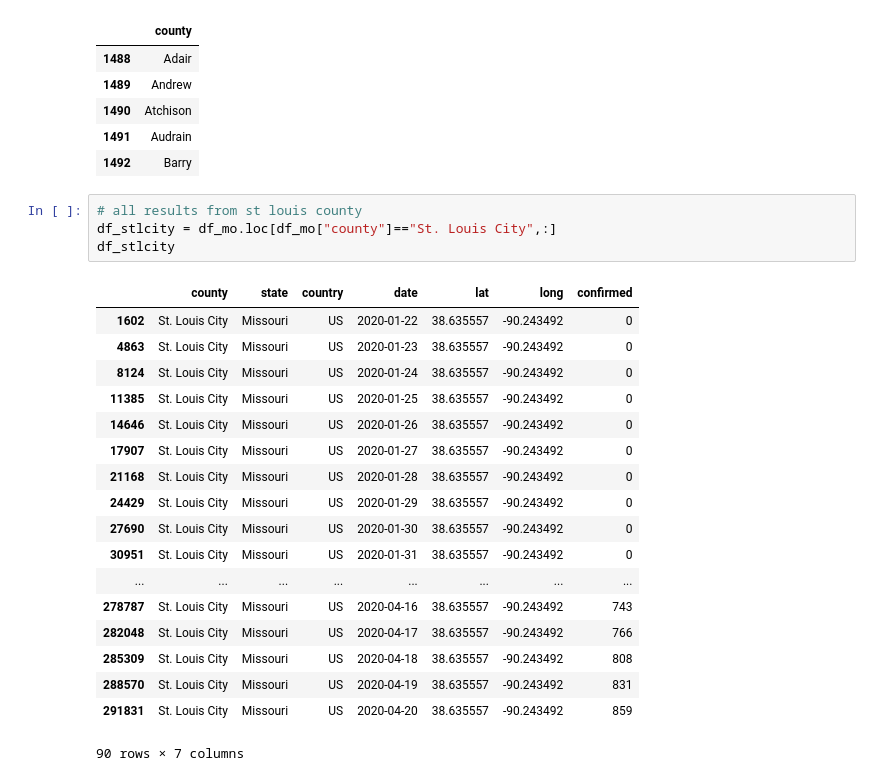
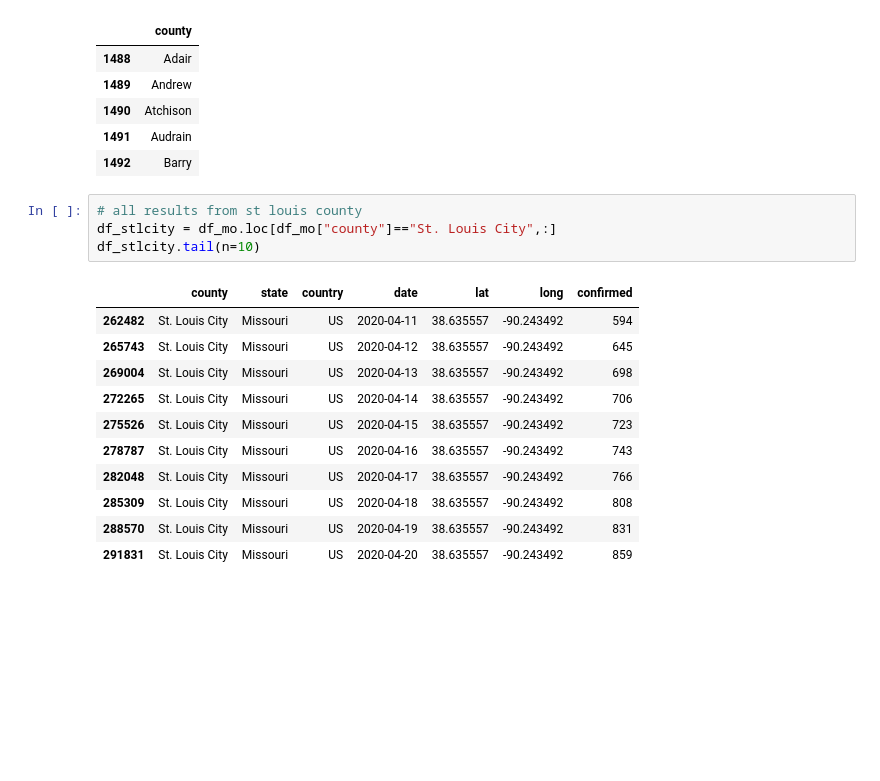
Before and after one commit to JGH85/covid19, a Jupyter notebook: CovidUSCountiesAnalysis.ipynb, the cells around one changed output. Drawn from its saved outputs; the diff is of its cells as text; blank space fills up the shorter version.

```diff
--- a/CovidUSCountiesAnalysis.ipynb
+++ b/CovidUSCountiesAnalysis.ipynb
@@ -247,26 +247,19 @@ counties.head()
 # %%
 # all results from st louis county
 df_stlcity = df_mo.loc[df_mo["county"]=="St. Louis City",:]
-df_stlcity
+df_stlcity.tail(n=10)
 # %% [output]
 |  | county | state | country | date | lat | long | confirmed |
-| 1602 | St. Louis City | Missouri | US | 2020-01-22 | 38.635557 | -90.243492 | 0 |
-| 4863 | St. Louis City | Missouri | US | 2020-01-23 | 38.635557 | -90.243492 | 0 |
-| 8124 | St. Louis City | Missouri | US | 2020-01-24 | 38.635557 | -90.243492 | 0 |
-| 11385 | St. Louis City | Missouri | US | 2020-01-25 | 38.635557 | -90.243492 | 0 |
-| 14646 | St. Louis City | Missouri | US | 2020-01-26 | 38.635557 | -90.243492 | 0 |
-| 17907 | St. Louis City | Missouri | US | 2020-01-27 | 38.635557 | -90.243492 | 0 |
-| 21168 | St. Louis City | Missouri | US | 2020-01-28 | 38.635557 | -90.243492 | 0 |
-| 24429 | St. Louis City | Missouri | US | 2020-01-29 | 38.635557 | -90.243492 | 0 |
-| 27690 | St. Louis City | Missouri | US | 2020-01-30 | 38.635557 | -90.243492 | 0 |
-| 30951 | St. Louis City | Missouri | US | 2020-01-31 | 38.635557 | -90.243492 | 0 |
-| ... | ... | ... | ... | ... | ... | ... | ... |
+| 262482 | St. Louis City | Missouri | US | 2020-04-11 | 38.635557 | -90.243492 | 594 |
+| 265743 | St. Louis City | Missouri | US | 2020-04-12 | 38.635557 | -90.243492 | 645 |
+| 269004 | St. Louis City | Missouri | US | 2020-04-13 | 38.635557 | -90.243492 | 698 |
+| 272265 | St. Louis City | Missouri | US | 2020-04-14 | 38.635557 | -90.243492 | 706 |
+| 275526 | St. Louis City | Missouri | US | 2020-04-15 | 38.635557 | -90.243492 | 723 |
 | 278787 | St. Louis City | Missouri | US | 2020-04-16 | 38.635557 | -90.243492 | 743 |
 | 282048 | St. Louis City | Missouri | US | 2020-04-17 | 38.635557 | -90.243492 | 766 |
 | 285309 | St. Louis City | Missouri | US | 2020-04-18 | 38.635557 | -90.243492 | 808 |
 | 288570 | St. Louis City | Missouri | US | 2020-04-19 | 38.635557 | -90.243492 | 831 |
 | 291831 | St. Louis City | Missouri | US | 2020-04-20 | 38.635557 | -90.243492 | 859 |
-90 rows × 7 columns
 # %%
 # all results from st louis county
 df_stcharles = df_mo.loc[df_mo["county"]=="St. Charles",:]
```
Also changed, not shown: parts of 1 cell of this notebook.
